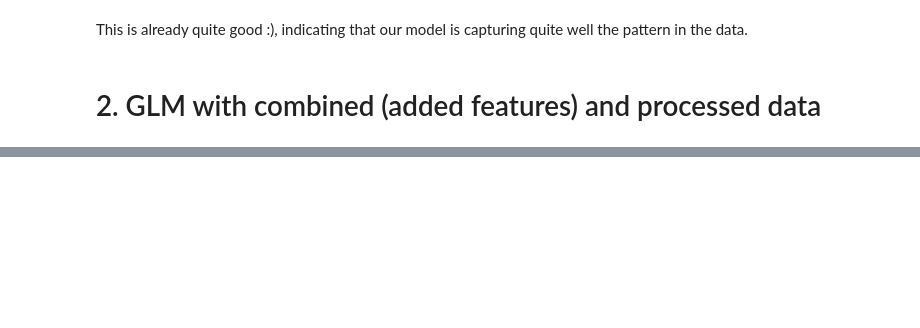
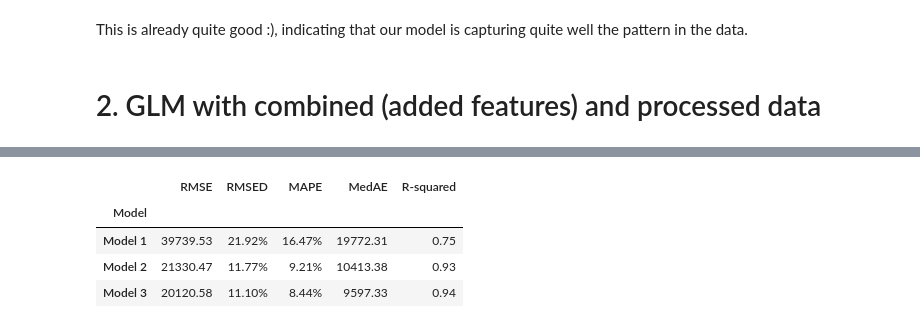
Before and after one commit to congminh-nguyen/ames_project, a Jupyter notebook: notebooks/model.ipynb, the cells around one changed output, grey strips where cells are left out. Cells and saved outputs as stored; diff of their text form; code cells hidden in the pictures; blank space fills up the shorter version.

```diff
--- a/notebooks/model.ipynb
+++ b/notebooks/model.ipynb
@@ -1015,0 +200,4 @@ Name: interaction_gr_liv_area_overall_qu, Length: 2446, dtype: object
+# %%
+# Fit and evaluate
+glm_1_pipeline.fit(X_train, y_train)
+reevaluate_models([baseline_GLM_model_pipeline, glm_1_pipeline], X_train, y_train)
@@ -1015,0 +216,34 @@ Name: interaction_gr_liv_area_overall_qu, Length: 2446, dtype: object
+# %%
+from sklearn.preprocessing import PolynomialFeatures
+
+# Define interaction terms
+interaction_features = [
+    ('age', 'exter_qu'),
+    ('gr_liv_area', 'overall_score'),
+    ('gr_liv_area', 'neighborhood_score'),
+    ('gr_liv_area', 'age'),
+    ('lot_area', 'lot_frontage'),
+]
+
+# Preprocessing pipeline for interaction terms
+interaction_pipeline = Pipeline(steps=[
+    ('interaction', PolynomialFeatures(degree=2, interaction_only=True, include_bias=False))
+])
+
+# Combine preprocessing pipelines
+preprocessor = ColumnTransformer(transformers=[
+    ('num', numerical_pipeline, glm_numerical_features),
+    ('ord', ordinal_pipeline, glm_ordinal_features),
+    ('nom', nominal_pipeline, glm_nominal_features),
+    ('interaction', interaction_pipeline, [f[0] for f in interaction_features] + [f[1] for f in interaction_features])
+])
+
+# Full pipeline
+glm_2_pipeline = Pipeline(steps=[
+    ('imputer', LotFrontageGroupMedianImputer(group_cols=['neighborhood', 'lot_config'], target_col='lot_frontage')),
+    ('feature_add_drop', Add_Drop_Attributes(proximity_data=proximity_data)),
+    ('preprocessor', preprocessor),
+    ('glm', GeneralizedLinearRegressor(family='gamma', link='log', l1_ratio=1, fit_intercept=True))
+])
+
+glm_2_pipeline
@@ -1015,0 +268,10 @@ Name: interaction_gr_liv_area_overall_qu, Length: 2446, dtype: object
+# %%
+# Fit and evaluate
+glm_2_pipeline.fit(X_train, y_train)
+reevaluate_models([baseline_GLM_model_pipeline, glm_1_pipeline, glm_2_pipeline], X_train, y_train)
+# %% [output]
+|  | RMSE | RMSED | MAPE | MedAE | R-squared |
+| Model |  |  |  |  |  |
+| Model 1 | 39739.53 | 21.92% | 16.47% | 19772.31 | 0.75 |
+| Model 2 | 21330.47 | 11.77% | 9.21% | 10413.38 | 0.93 |
+| Model 3 | 20120.58 | 11.10% | 8.44% | 9597.33 | 0.94 |
```
Also changed, not shown: parts of 30 cells of this notebook, 7 other files.
